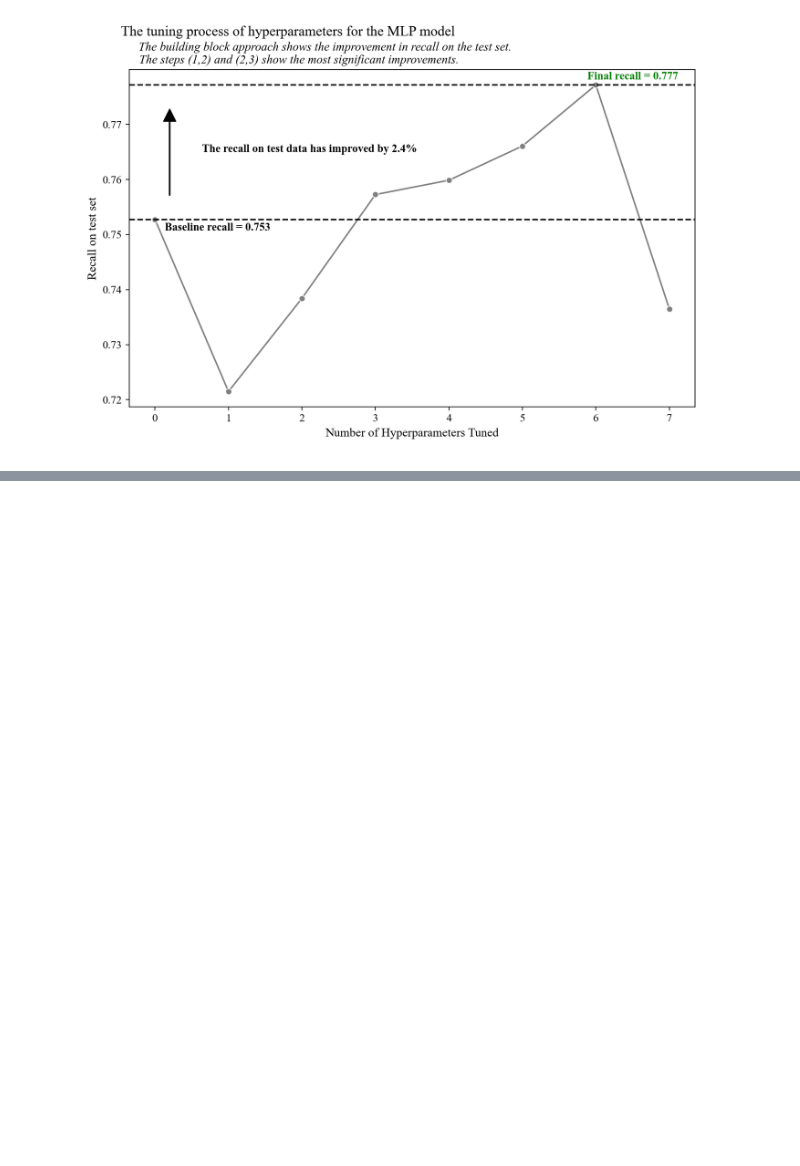
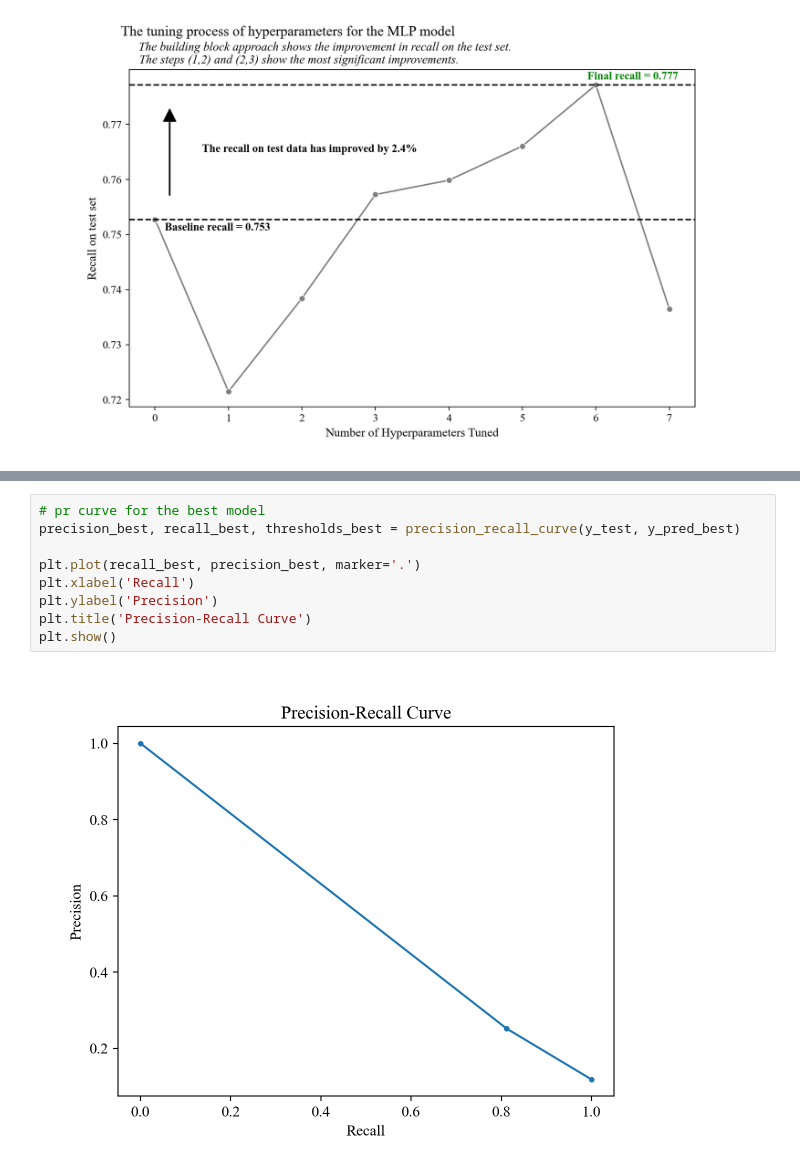
Before and after one commit to DecisionTreeBruining/212B-ML-Project, a Jupyter notebook: assignment_3/local_dev/mlp_visual.ipynb, the cells around one changed output, grey strips where cells are left out. Drawn from its saved outputs; the diff is of its cells as text; blank space fills up the shorter version.

```diff
--- a/assignment_3/local_dev/mlp_visual.ipynb
+++ b/assignment_3/local_dev/mlp_visual.ipynb
@@ -240,0 +294,11 @@ plt.show()
+# %%
+# pr curve for the best model
+precision_best, recall_best, thresholds_best = precision_recall_curve(y_test, y_pred_best)
+
+plt.plot(recall_best, precision_best, marker='.')
+plt.xlabel('Recall')
+plt.ylabel('Precision')
+plt.title('Precision-Recall Curve')
+plt.show()
+# %% [output]
+[figure, added]
```
Also changed, not shown: parts of 10 cells of this notebook.
